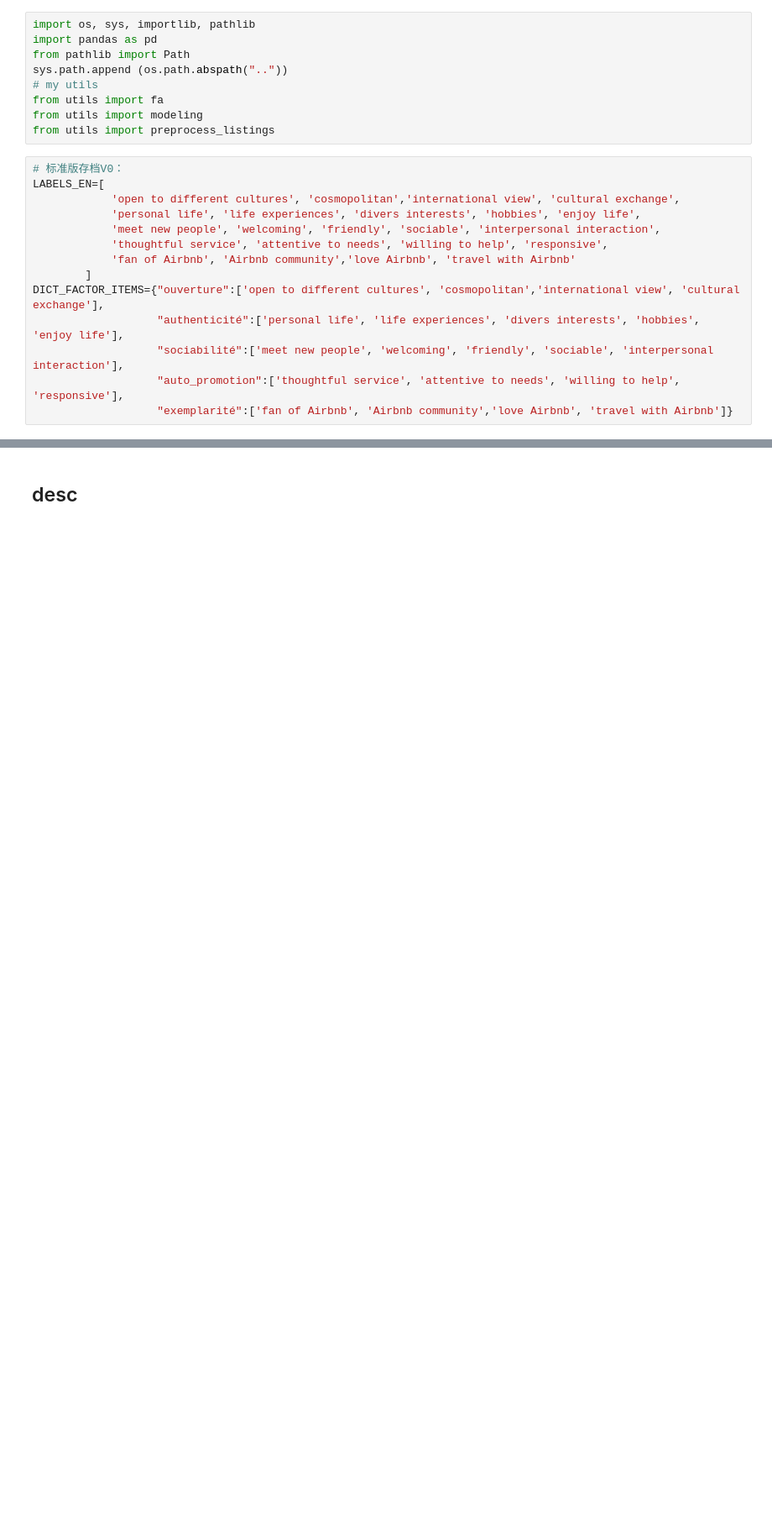
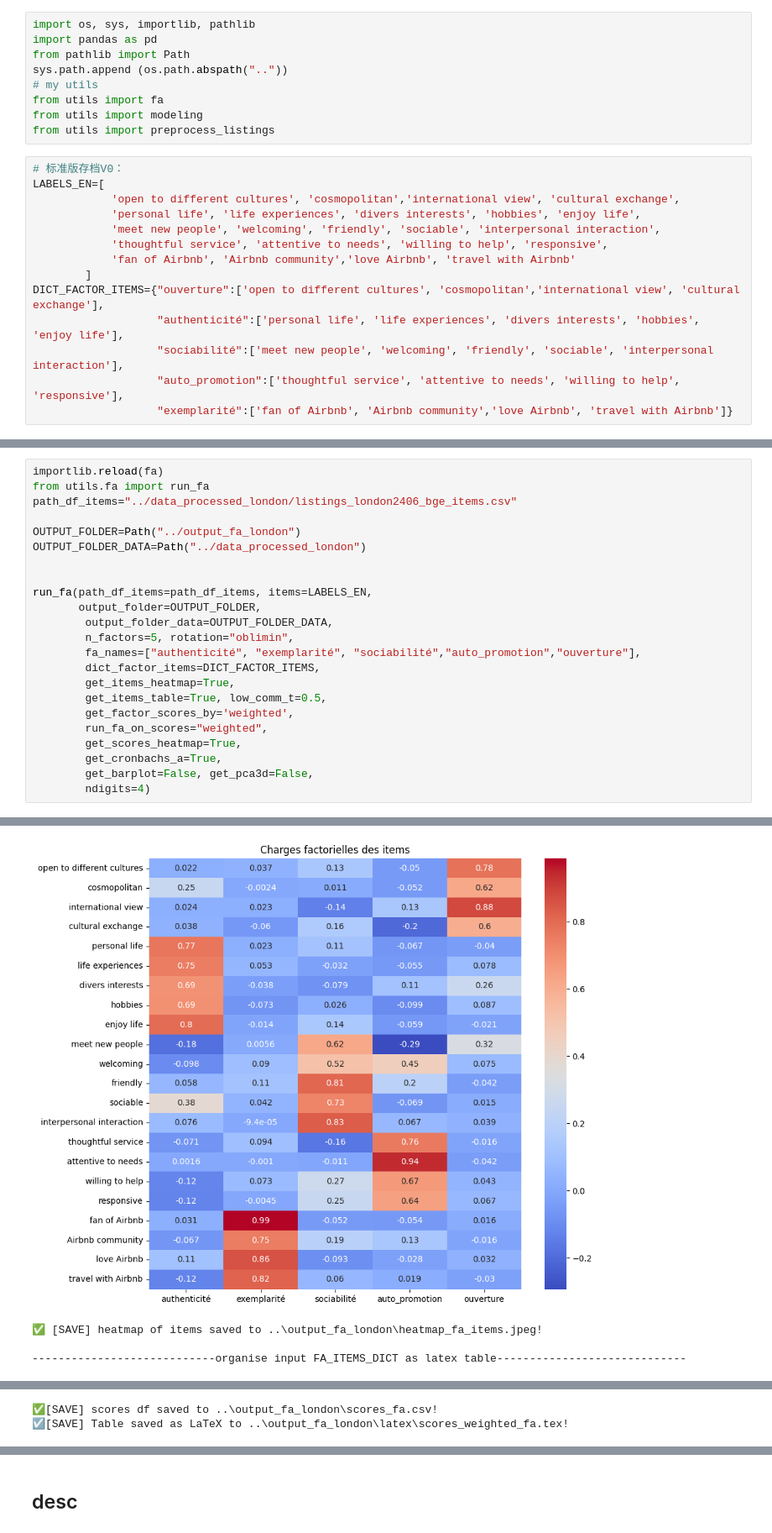
Before and after one commit to yeliu-dh/SelfPresentation_Multimodal_airbnb, a Jupyter notebook: C_stat/test_fa.ipynb, the cells around one changed output, grey strips where cells are left out. Shown at 84% size. Saved outputs shown, nothing was run; the diff lists cells and outputs as text; blank space fills up the shorter version.

```diff
--- a/C_stat/test_fa.ipynb
+++ b/C_stat/test_fa.ipynb
@@ -162,0 +237,24 @@ availability==0=>nan: 2712
+# %%
+importlib.reload(fa)
+from utils.fa import run_fa
+path_df_items="../data_processed_london/listings_london2406_bge_items.csv"
+
+OUTPUT_FOLDER=Path("../output_fa_london")
+OUTPUT_FOLDER_DATA=Path("../data_processed_london")
+
+
+run_fa(path_df_items=path_df_items, items=LABELS_EN,
+       output_folder=OUTPUT_FOLDER,
+        output_folder_data=OUTPUT_FOLDER_DATA,
+        n_factors=5, rotation="oblimin",
+        fa_names=["authenticité", "exemplarité", "sociabilité","auto_promotion","ouverture"],
+        dict_factor_items=DICT_FACTOR_ITEMS,
+        get_items_heatmap=True,
+        get_items_table=True, low_comm_t=0.5,
+        get_factor_scores_by='weighted',
+        run_fa_on_scores="weighted",
+        get_scores_heatmap=True,
+        get_cronbachs_a=True,
+        get_barplot=False, get_pca3d=False,
+        ndigits=4)
+# %% [output]
@@ -162,0 +275,4 @@ availability==0=>nan: 2712
+[figure, added]
+✅ [SAVE] heatmap of items saved to ..\output_fa_london\heatmap_fa_items.jpeg!
+
+----------------------------organise input FA_ITEMS_DICT as latex table-----------------------------
@@ -162,0 +309,2 @@ availability==0=>nan: 2712
+✅[SAVE] scores df saved to ..\output_fa_london\scores_fa.csv!
+☑️[SAVE] Table saved as LaTeX to ..\output_fa_london\latex\scores_weighted_fa.tex!
```
Also changed, not shown: parts of 28 cells of this notebook, 8 other files.
